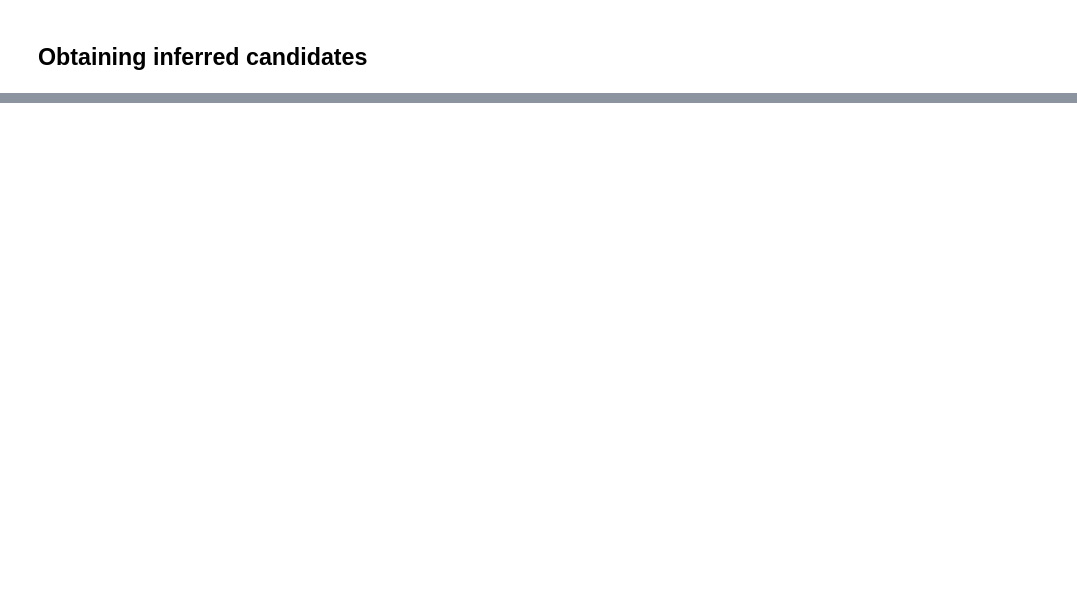
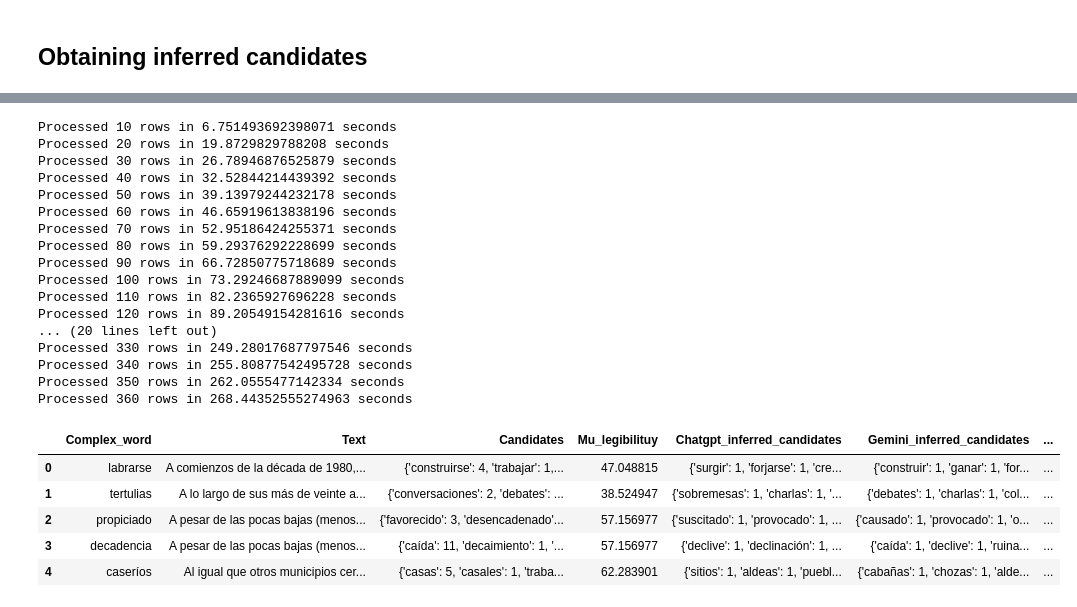
Before and after one commit to Guille-lg/word-simplification-TSAR-2022-submission, a Jupyter notebook: src/text_eda.ipynb, the cells around one changed output, grey strips where cells are left out. Drawn from its saved outputs; the diff is of its cells as text; code cells hidden in the pictures; blank space fills up the shorter version.

```diff
--- a/src/text_eda.ipynb
+++ b/src/text_eda.ipynb
@@ -254,37 +261,62 @@ df.head()
 # %%
 
-# df = pd.read_csv('../data/llama_inferred_candidates.csv')
+df = pd.read_csv('../data/llama_inferred_candidates.csv')
 
-# client = clients.LLamaAPIClient(model='mixtral-8x7b-instruct')
-# start_time = time.time()
-# i = 0
-# error_list = []
-# df['Mixtral_inferred_candidates'] = None
+client = clients.Palm2Client()
+start_time = time.time()
+i = 0
+error_list = []
+df['Palm2_inferred_candidates'] = None
 
-# for index, row in df.iterrows():
-#     i += 1
-#     if i % 10 == 0:
-#         print(f'Processed {i} rows in {time.time() - start_time} seconds')
+for index, row in df.iterrows():
+    i += 1
+    if i % 10 == 0:
+        print(f'Processed {i} rows in {time.time() - start_time} seconds')
 
-#     if row['Mixtral_inferred_candidates'] is None:
+    if row['Palm2_inferred_candidates'] is None:
 
-#         text = row['Text']
-#         complex_word = row['Complex_word']
+        text = row['Text']
+        complex_word = row['Complex_word']
 
-#         try:
-#             candidates = client.get_response(text, complex_word)
-#             candidates = clients.parse_output(candidates)
+        try:
+            candidates = client.get_response(text, complex_word)
+            candidates = clients.parse_output(candidates)
 
-#             candidate_dict = {}
-#             for candidate in candidates:
-#                 if candidate in candidate_dict:
-#                     candidate_dict[candidate] += 1
-#                 else:
-#                     candidate_dict[candidate] = 1
+            candidate_dict = {}
+            for candidate in candidates:
+                if candidate in candidate_dict:
+                    candidate_dict[candidate] += 1
+                else:
+                    candidate_dict[candidate] = 1
 
 
-#             df.at[index, 'Mixtral_inferred_candidates'] = candidate_dict
-#         except Exception as e:
-#             break
+            df.at[index, 'Palm2_inferred_candidates'] = candidate_dict
+        except Exception as e:
+            break
 
-# df.to_csv('../data/mixtral_inferred_candidates.csv', index=False)
+df.to_csv('../data/palm2_inferred_candidates.csv', index=False)
+df.head()
+# %% [output]
+Processed 10 rows in 6.751493692398071 seconds
+Processed 20 rows in 19.8729829788208 seconds
+Processed 30 rows in 26.78946876525879 seconds
+Processed 40 rows in 32.52844214439392 seconds
+Processed 50 rows in 39.13979244232178 seconds
+Processed 60 rows in 46.65919613838196 seconds
+Processed 70 rows in 52.95186424255371 seconds
+Processed 80 rows in 59.29376292228699 seconds
+Processed 90 rows in 66.72850775718689 seconds
+Processed 100 rows in 73.29246687889099 seconds
+Processed 110 rows in 82.2365927696228 seconds
+Processed 120 rows in 89.20549154281616 seconds
+... (20 lines left out)
+Processed 330 rows in 249.28017687797546 seconds
+Processed 340 rows in 255.80877542495728 seconds
+Processed 350 rows in 262.0555477142334 seconds
+Processed 360 rows in 268.44352555274963 seconds
+|  | Complex_word | Text | Candidates | Mu_legibilituy | Chatgpt_inferred_candidates | Gemini_inferred_candidates | ... |
+| 0 | labrarse | A comienzos de la década de 1980,... | {'construirse': 4, 'trabajar': 1,... | 47.048815 | {'surgir': 1, 'forjarse': 1, 'cre... | {'construir': 1, 'ganar': 1, 'for... | ... |
+| 1 | tertulias | A lo largo de sus más de veinte a... | {'conversaciones': 2, 'debates': ... | 38.524947 | {'sobremesas': 1, 'charlas': 1, '... | {'debates': 1, 'charlas': 1, 'col... | ... |
+| 2 | propiciado | A pesar de las pocas bajas (menos... | {'favorecido': 3, 'desencadenado'... | 57.156977 | {'suscitado': 1, 'provocado': 1, ... | {'causado': 1, 'provocado': 1, 'o... | ... |
+| 3 | decadencia | A pesar de las pocas bajas (menos... | {'caída': 11, 'decaimiento': 1, '... | 57.156977 | {'declive': 1, 'declinación': 1, ... | {'caída': 1, 'declive': 1, 'ruina... | ... |
+| 4 | caseríos | Al igual que otros municipios cer... | {'casas': 5, 'casales': 1, 'traba... | 62.283901 | {'sitios': 1, 'aldeas': 1, 'puebl... | {'cabañas': 1, 'chozas': 1, 'alde... | ... |
```
Also changed, not shown: parts of 13 cells of this notebook, 14 other files.
